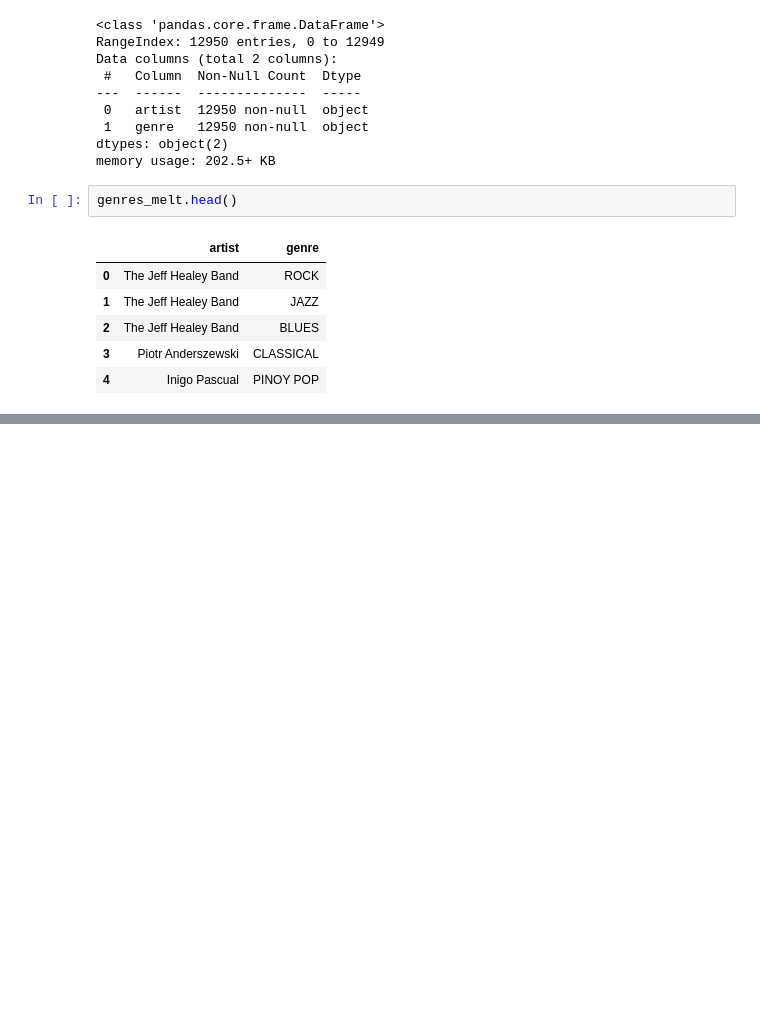
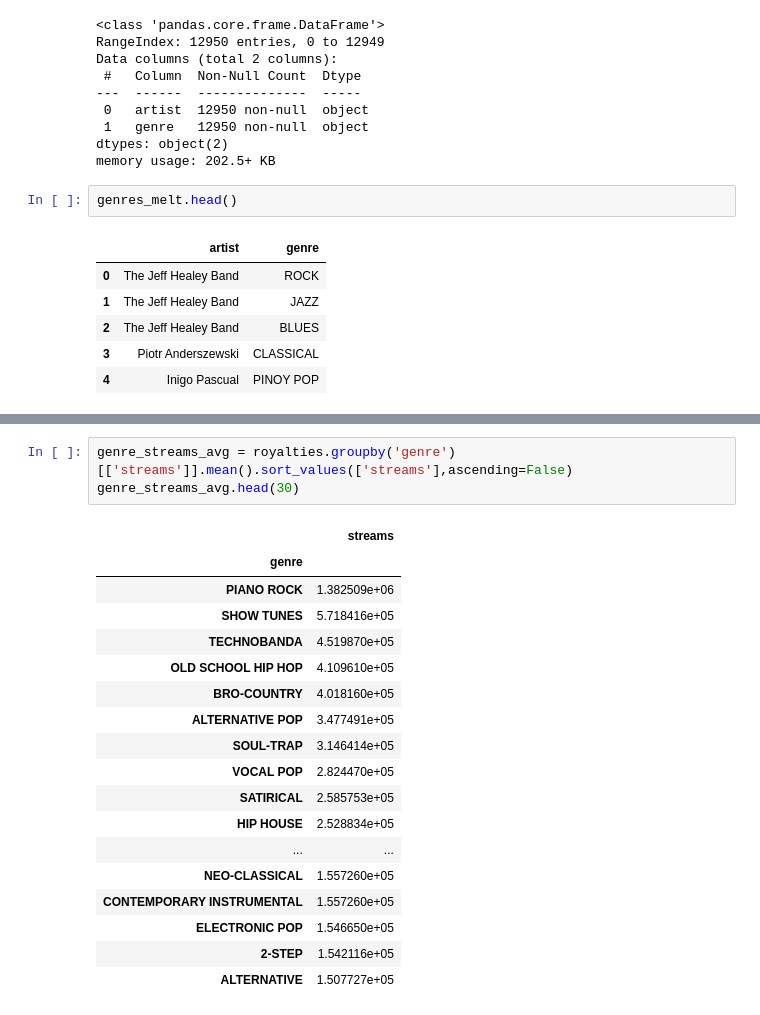
Before and after one commit to NSS-Data-Analytics-Cohort-6/mlc-project-pythons-on-a-plane, a Jupyter notebook: notebooks/mlc_streaming_data.ipynb, the cells around one changed output, grey strips where cells are left out. Drawn from its saved outputs; the diff is of its cells as text; blank space fills up the shorter version.

```diff
--- a/notebooks/mlc_streaming_data.ipynb
+++ b/notebooks/mlc_streaming_data.ipynb
@@ -541,0 +606,22 @@ royalties.head(20)
+# %%
+genre_streams_avg = royalties.groupby('genre')[['streams']].mean().sort_values(['streams'],ascending=False)
+genre_streams_avg.head(30)
+# %% [output]
+|  | streams |
+| genre |  |
+| PIANO ROCK | 1.382509e+06 |
+| SHOW TUNES | 5.718416e+05 |
+| TECHNOBANDA | 4.519870e+05 |
+| OLD SCHOOL HIP HOP | 4.109610e+05 |
+| BRO-COUNTRY | 4.018160e+05 |
+| ALTERNATIVE POP | 3.477491e+05 |
+| SOUL-TRAP | 3.146414e+05 |
+| VOCAL POP | 2.824470e+05 |
+| SATIRICAL | 2.585753e+05 |
+| HIP HOUSE | 2.528834e+05 |
+| ... | ... |
+| NEO-CLASSICAL | 1.557260e+05 |
+| CONTEMPORARY INSTRUMENTAL | 1.557260e+05 |
+| ELECTRONIC POP | 1.546650e+05 |
+| 2-STEP | 1.542116e+05 |
+| ALTERNATIVE | 1.507727e+05 |
```
Also changed, not shown: parts of 33 cells of this notebook.
